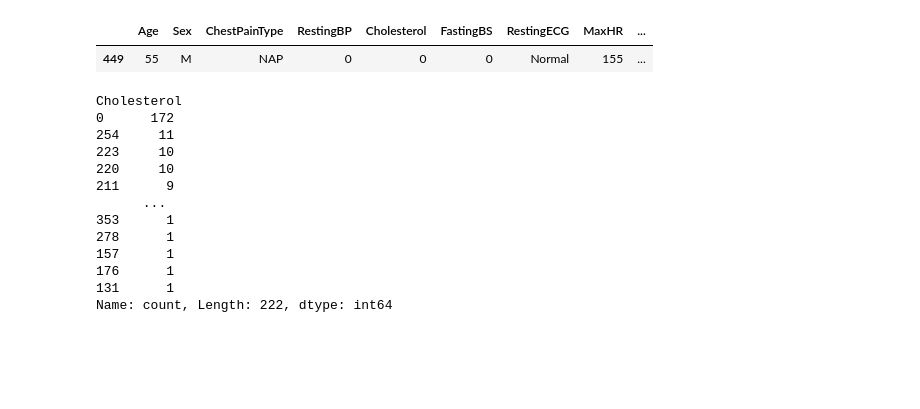
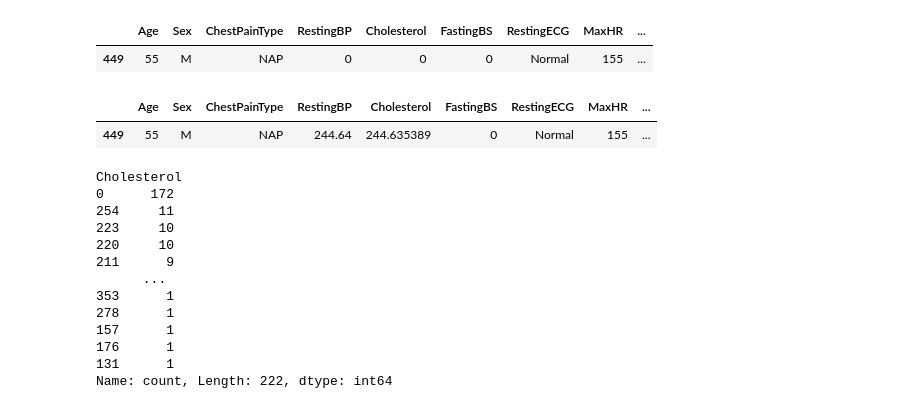
Before and after one commit to praful011-nep/ML-Playground, a Jupyter notebook: Machine Learning/ML Foundation/heart.ipynb, the cells around one changed output. Cells and saved outputs as stored; diff of their text form; code cells hidden in the pictures; blank space fills up the shorter version.

```diff
--- a/Machine Learning/ML Foundation/heart.ipynb
+++ b/Machine Learning/ML Foundation/heart.ipynb
@@ -124,6 +124,11 @@ df[df['RestingBP']< 50]
 # %% [output]
 |  | Age | Sex | ChestPainType | RestingBP | Cholesterol | FastingBS | RestingECG | MaxHR | ... |
 | 449 | 55 | M | NAP | 0 | 0 | 0 | Normal | 155 | ... |
+# %%
+df[df['RestingBP'] == df['RestingBP'].max()]
+# %% [output]
+|  | Age | Sex | ChestPainType | RestingBP | Cholesterol | FastingBS | RestingECG | MaxHR | ... |
+| 449 | 55 | M | NAP | 244.64 | 244.635389 | 0 | Normal | 155 | ... |
 # %%
 df['Cholesterol'].value_counts()
 # %% [output]
```
Also changed, not shown: parts of 10 cells of this notebook.
